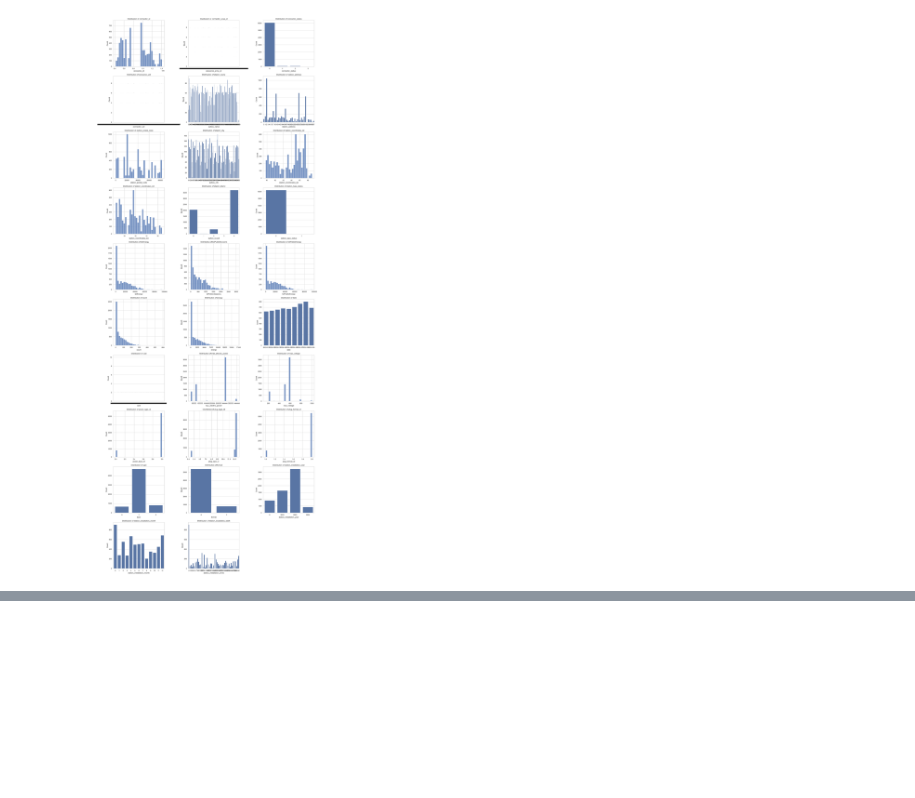
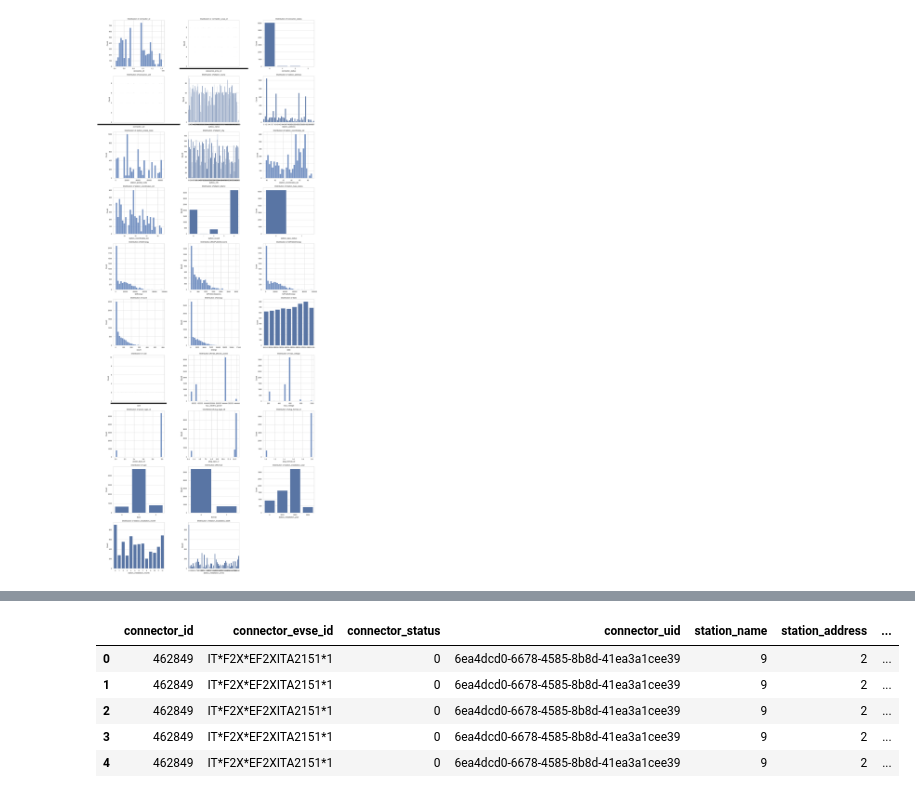
Before and after one commit to trangdtk-vnu/charging_stations, a Jupyter notebook: pdr_locations.ipynb, the cells around one changed output, grey strips where cells are left out. Saved outputs shown, nothing was run; the diff lists cells and outputs as text; code cells hidden in the pictures; blank space fills up the shorter version.

```diff
--- a/pdr_locations.ipynb
+++ b/pdr_locations.ipynb
@@ -1014,3 +1000,12 @@ m
 [interactive output not drawn]
 # %%
 #pdr_locations_cleaned.to_csv('pdr_locations_cleaned.csv', index=False)
+# %%
+pdr_locations_cleaned.head()
+# %% [output]
+|  | connector_id | connector_evse_id | connector_status | connector_uid | station_name | station_address | ... |
+| 0 | 462849 | IT*F2X*EF2XITA2151*1 | 0 | 6ea4dcd0-6678-4585-8b8d-41ea3a1cee39 | 9 | 2 | ... |
+| 1 | 462849 | IT*F2X*EF2XITA2151*1 | 0 | 6ea4dcd0-6678-4585-8b8d-41ea3a1cee39 | 9 | 2 | ... |
+| 2 | 462849 | IT*F2X*EF2XITA2151*1 | 0 | 6ea4dcd0-6678-4585-8b8d-41ea3a1cee39 | 9 | 2 | ... |
+| 3 | 462849 | IT*F2X*EF2XITA2151*1 | 0 | 6ea4dcd0-6678-4585-8b8d-41ea3a1cee39 | 9 | 2 | ... |
+| 4 | 462849 | IT*F2X*EF2XITA2151*1 | 0 | 6ea4dcd0-6678-4585-8b8d-41ea3a1cee39 | 9 | 2 | ... |
```
Also changed, not shown: parts of 14 cells of this notebook.
